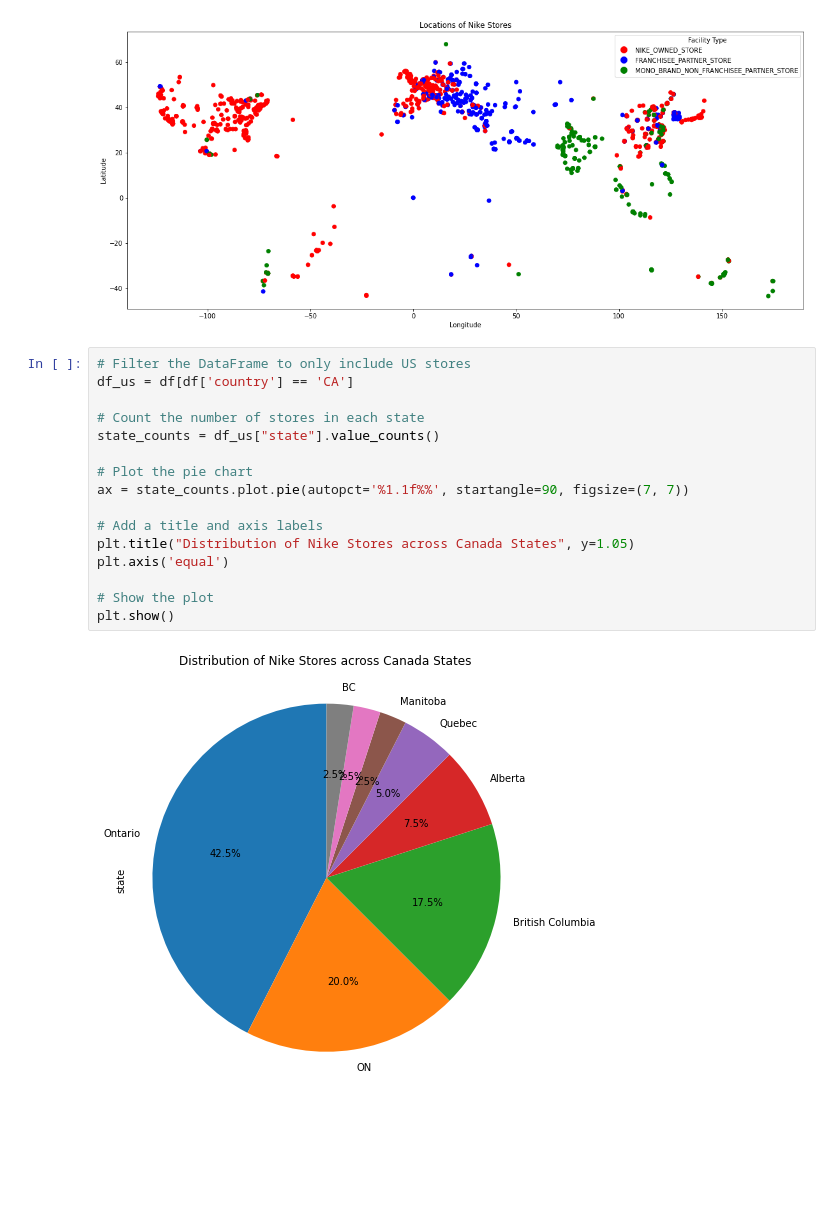
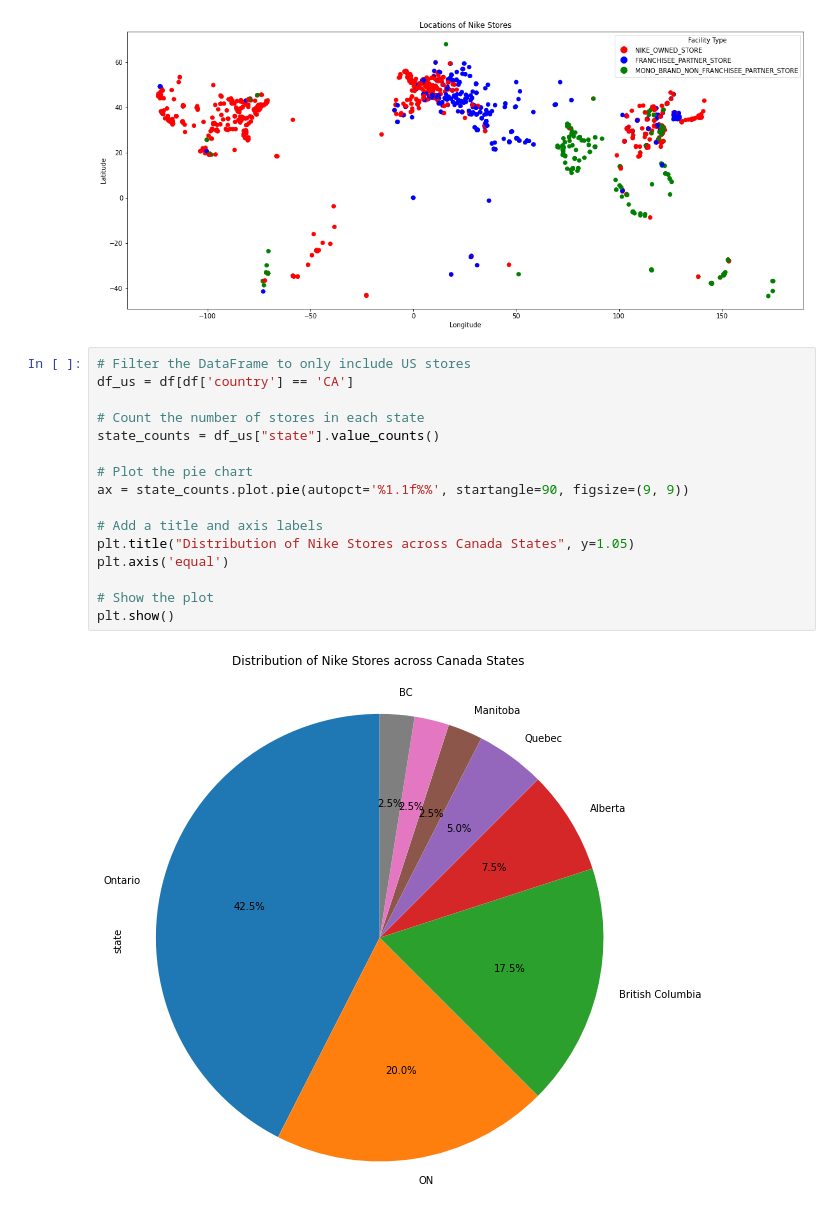
Before and after one commit to samiakiran/nike_store_locations, a Jupyter notebook: Nike_Store_Web_Crawler.ipynb, the cells around one changed output. Cells and saved outputs as stored; diff of their text form; blank space fills up the shorter version.

```diff
--- a/Nike_Store_Web_Crawler.ipynb
+++ b/Nike_Store_Web_Crawler.ipynb
@@ -169,18 +171,18 @@ plt.show()
 # %%
 # Filter the DataFrame to only include US stores
 df_us = df[df['country'] == 'CA']
 
 # Count the number of stores in each state
 state_counts = df_us["state"].value_counts()
 
 # Plot the pie chart
-ax = state_counts.plot.pie(autopct='%1.1f%%', startangle=90, figsize=(7, 7))
+ax = state_counts.plot.pie(autopct='%1.1f%%', startangle=90, figsize=(9, 9))
 
 # Add a title and axis labels
 plt.title("Distribution of Nike Stores across Canada States", y=1.05)
 plt.axis('equal')
 
 # Show the plot
 plt.show()
 # %% [output]
-[figure, old version]
+[figure, new version]
```
Also changed, not shown: parts of 3 cells of this notebook.
